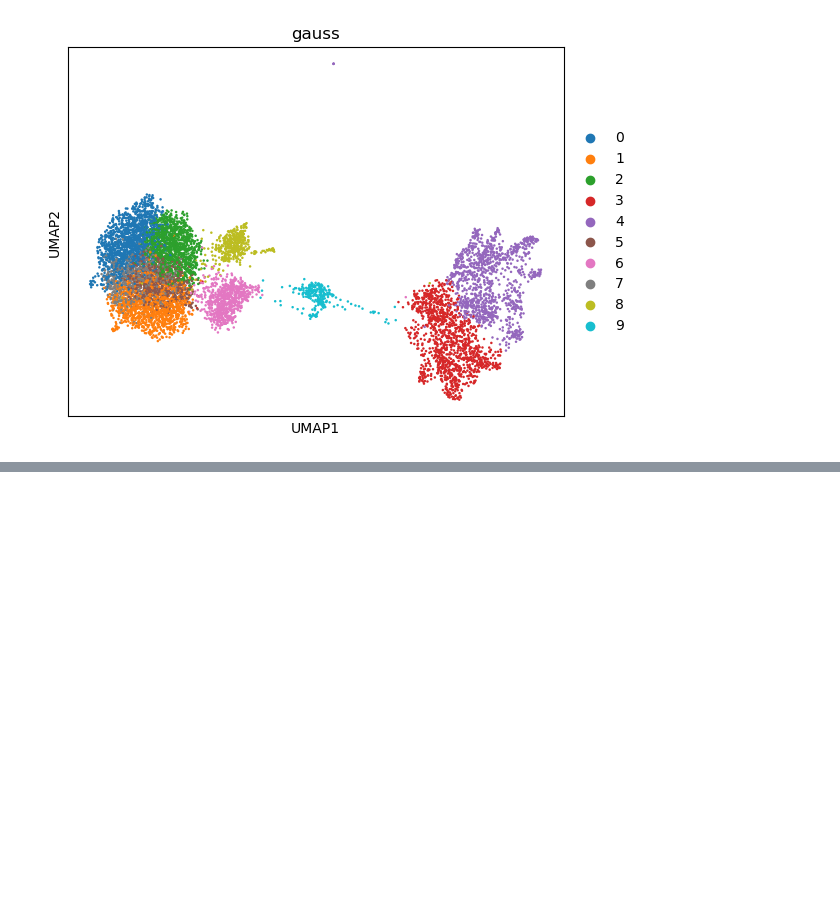
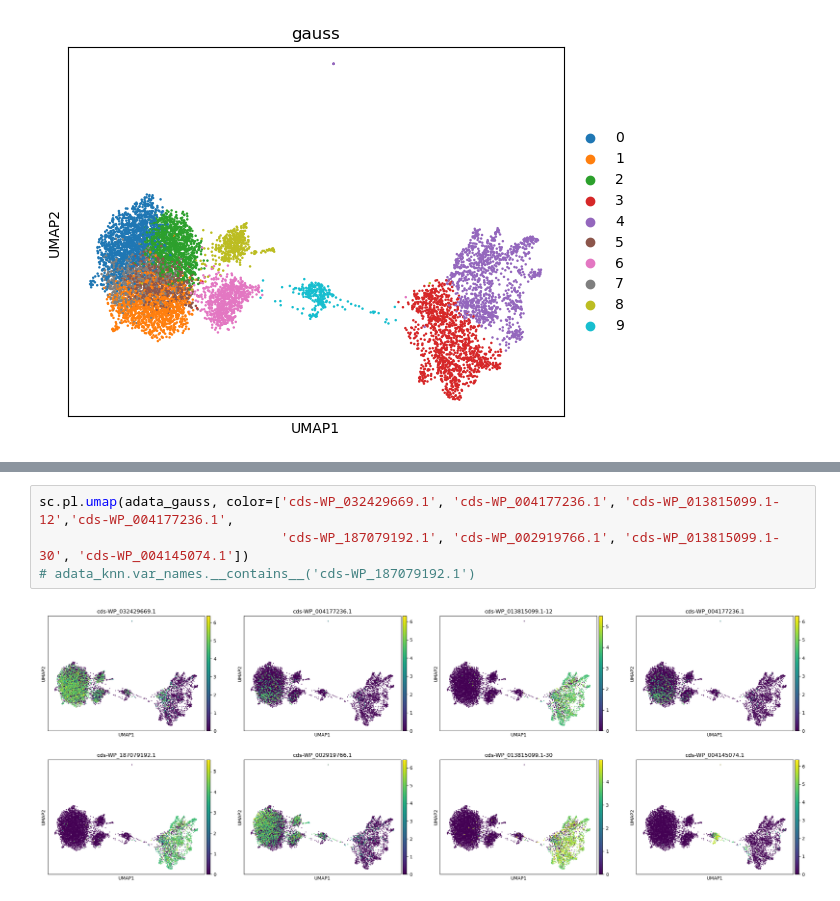
Before and after one commit to Dennis-Bersenev/GeneratingResistance, a Jupyter notebook: src/bacdrop_exploration.ipynb, the cells around one changed output, grey strips where cells are left out. Cells and saved outputs as stored; diff of their text form; blank space fills up the shorter version.

Commit message:
updated example workbook visuals

```diff
--- a/src/bacdrop_exploration.ipynb
+++ b/src/bacdrop_exploration.ipynb
@@ -69,0 +80,6 @@ sc.pl.umap(adata_gauss, color=['CST3', 'NKG7', 'PPBP'])
+# %%
+sc.pl.umap(adata_gauss, color=['cds-WP_032429669.1', 'cds-WP_004177236.1', 'cds-WP_013815099.1-12','cds-WP_004177236.1',
+                               'cds-WP_187079192.1', 'cds-WP_002919766.1', 'cds-WP_013815099.1-30', 'cds-WP_004145074.1'])
+# adata_knn.var_names.__contains__('cds-WP_187079192.1')
+# %% [output]
+[figure, added]
```
Also changed, not shown: parts of 4 cells of this notebook.
